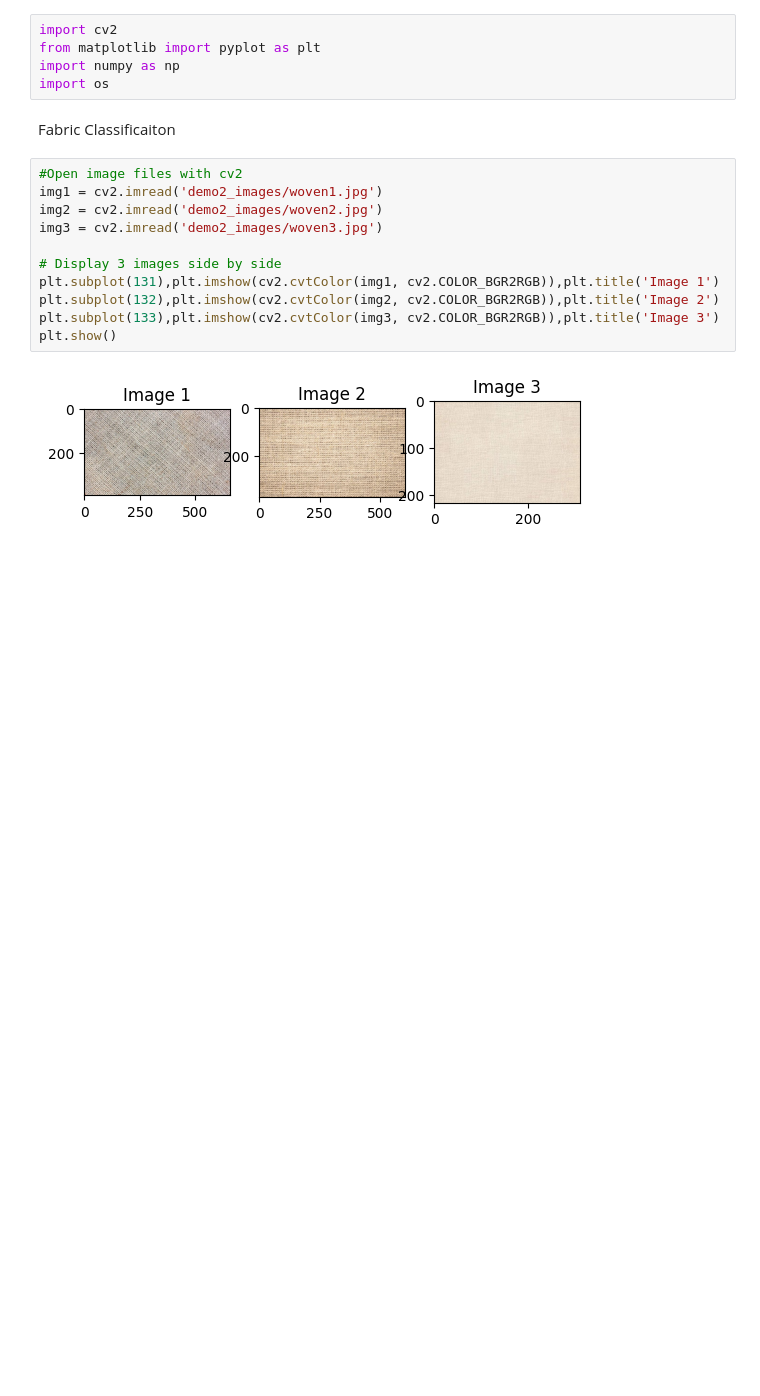
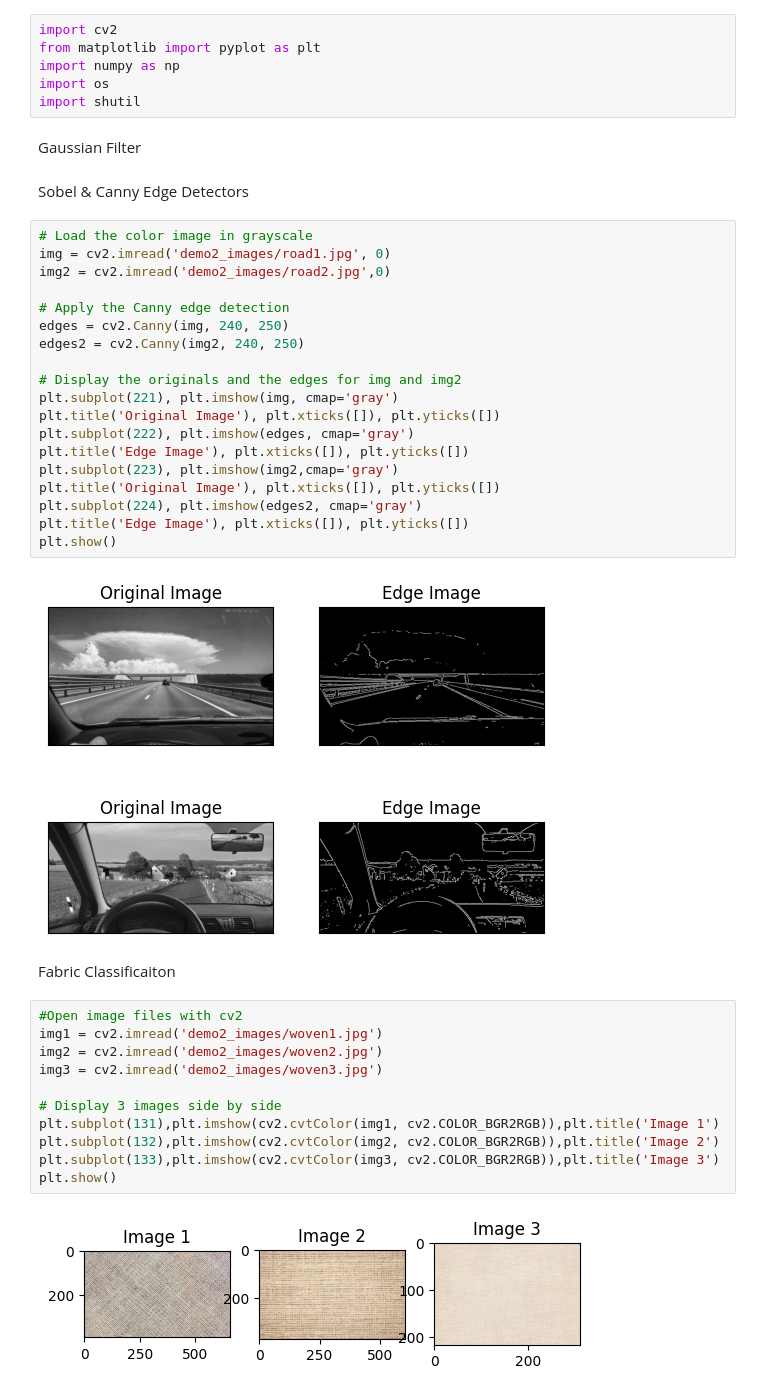
Before and after one commit to tharaka2337/ETM4272, a Jupyter notebook: b5_demos_2.ipynb, the cells around one changed output. Cells and saved outputs as stored; diff of their text form; blank space fills up the shorter version.

```diff
--- a/b5_demos_2.ipynb
+++ b/b5_demos_2.ipynb
@@ -3,6 +3,32 @@ import cv2
 from matplotlib import pyplot as plt
 import numpy as np
 import os
+import shutil
+# %% [markdown]
+Gaussian Filter
+# %% [markdown]
+Sobel & Canny Edge Detectors
+# %%
+# Load the color image in grayscale
+img = cv2.imread('demo2_images/road1.jpg', 0)
+img2 = cv2.imread('demo2_images/road2.jpg',0)
+
+# Apply the Canny edge detection
+edges = cv2.Canny(img, 240, 250)
+edges2 = cv2.Canny(img2, 240, 250)
+
+# Display the originals and the edges for img and img2
+plt.subplot(221), plt.imshow(img, cmap='gray')
+plt.title('Original Image'), plt.xticks([]), plt.yticks([])
+plt.subplot(222), plt.imshow(edges, cmap='gray')
+plt.title('Edge Image'), plt.xticks([]), plt.yticks([])
+plt.subplot(223), plt.imshow(img2,cmap='gray')
+plt.title('Original Image'), plt.xticks([]), plt.yticks([])
+plt.subplot(224), plt.imshow(edges2, cmap='gray')
+plt.title('Edge Image'), plt.xticks([]), plt.yticks([])
+plt.show()
+# %% [output]
+[figure, added]
 # %% [markdown]
 Fabric Classificaiton
 # %%
```
Also changed, not shown: parts of 7 cells of this notebook.
